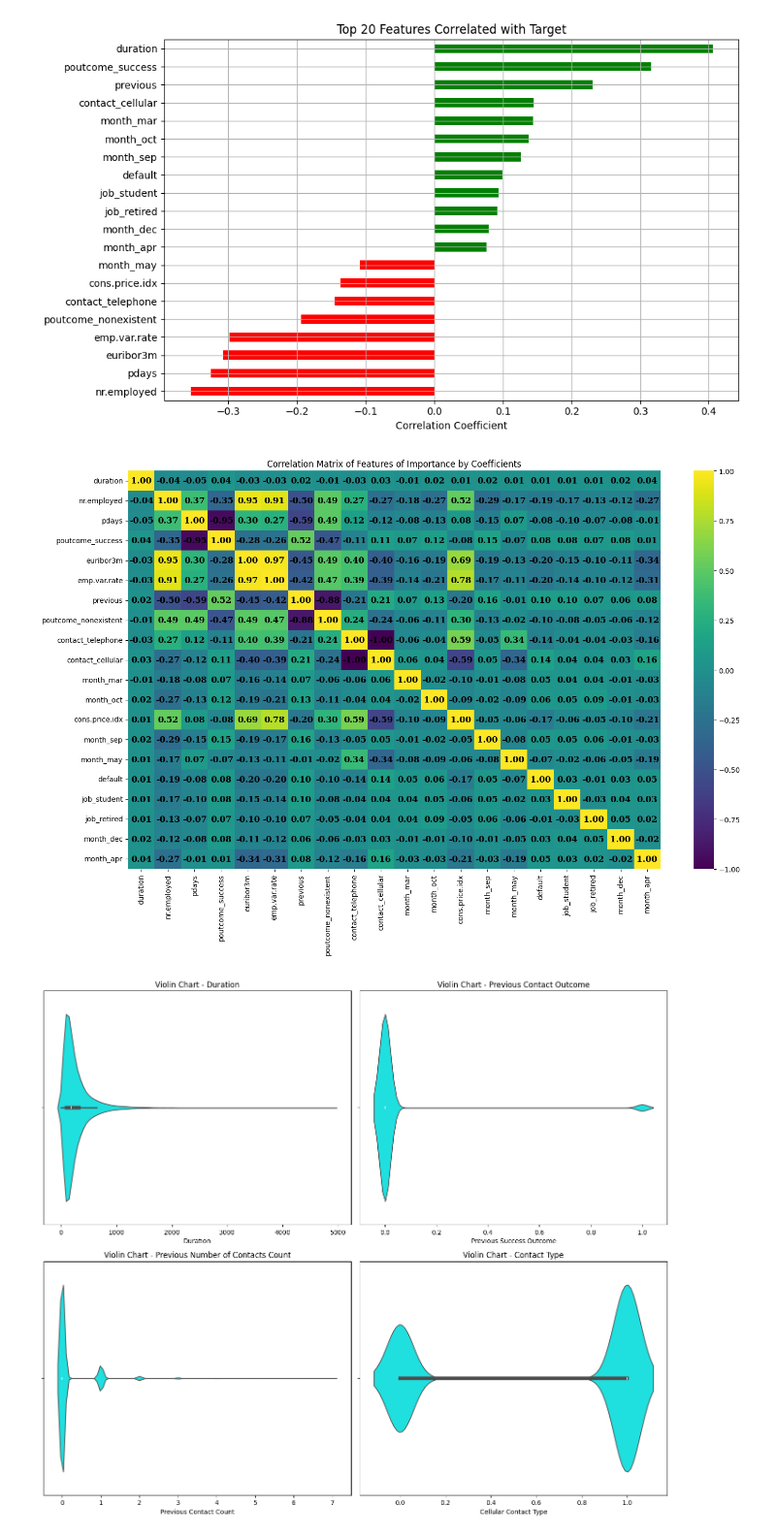
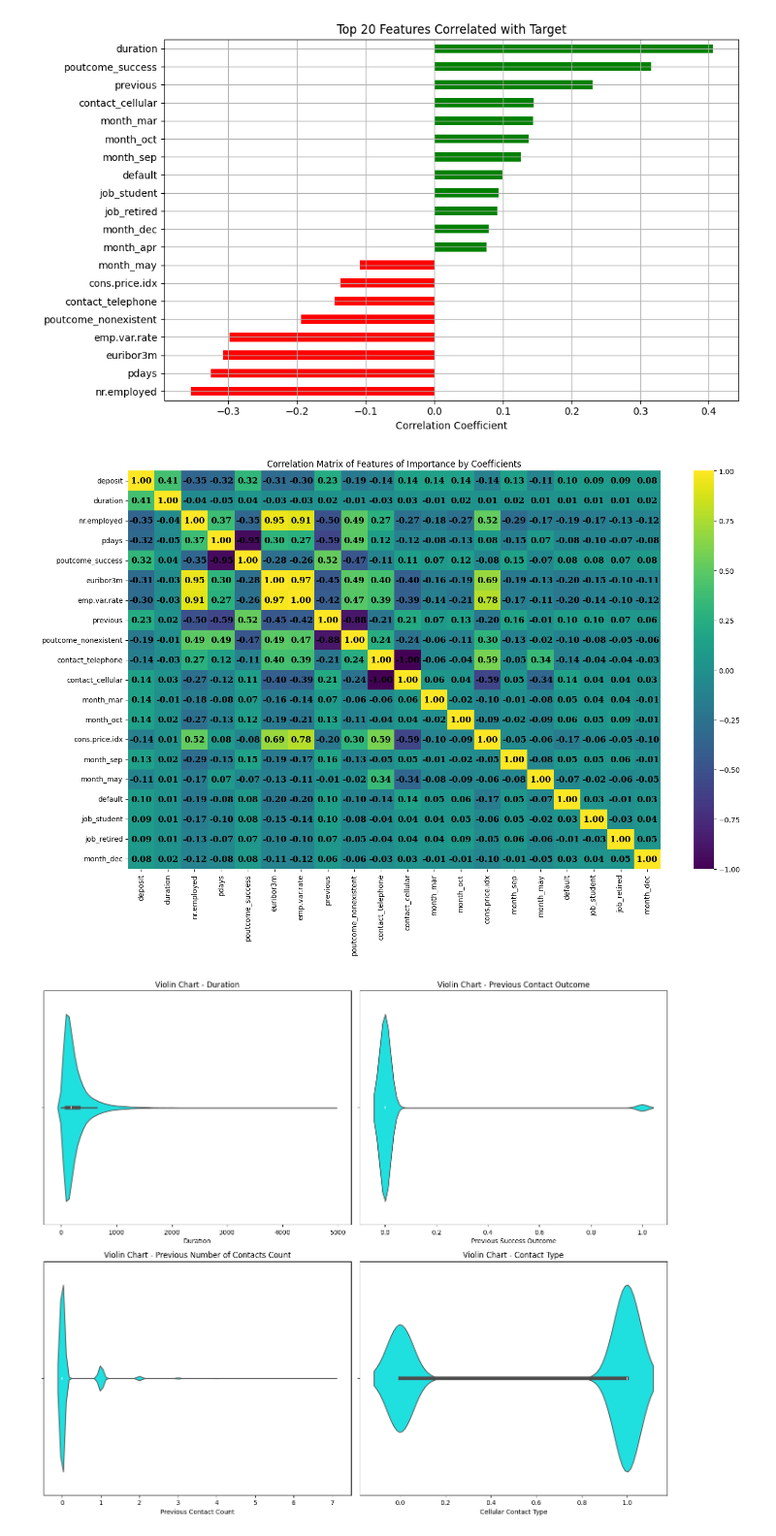
Before and after one commit to atewari-bot/bank-marketing-campaign, a Jupyter notebook: bank_marketing_campaign.ipynb, the cells around one changed output. Shown at 97% size. Saved outputs shown, nothing was run; the diff lists cells and outputs as text; code cells hidden in the pictures.

Commit message:
Fixed heatmap

```diff
--- a/bank_marketing_campaign.ipynb
+++ b/bank_marketing_campaign.ipynb
@@ -558,17 +558,19 @@ top_20_features = plot_feature_correlation_with_target(new_df)
 # %%
 # Plot heatmap for top 20 features of importance by coeffiecients
 def plot_heatmap_for_top20_by_coef(new_df, top_20_features):
     plt.figure(figsize=(15, 10))
 
-    # Plot heatmap
+    #  Select top 20 by absolute value
+    correlations = new_df.corr()['deposit']
+    top_20_features = correlations.abs().sort_values(ascending=False).head(20).index
     data = new_df[top_20_features]
     sns.heatmap(data.corr(), annot=True, cmap='viridis', fmt=".2f", annot_kws={"size": 12, "weight": "bold", "color": "black", "family": "serif"})
 
     plt.title('Correlation Matrix of Features of Importance by Coefficients')
     plt.savefig('data/heatmap_top20_coef.png')
     plt.show()
 
 plot_heatmap_for_top20_by_coef(new_df, top_20_features)
 # %% [output]
-[figure, old version]
+[figure, new version]
 # %%
```
Also changed, not shown: parts of 1 cell of this notebook, 1 other file.
